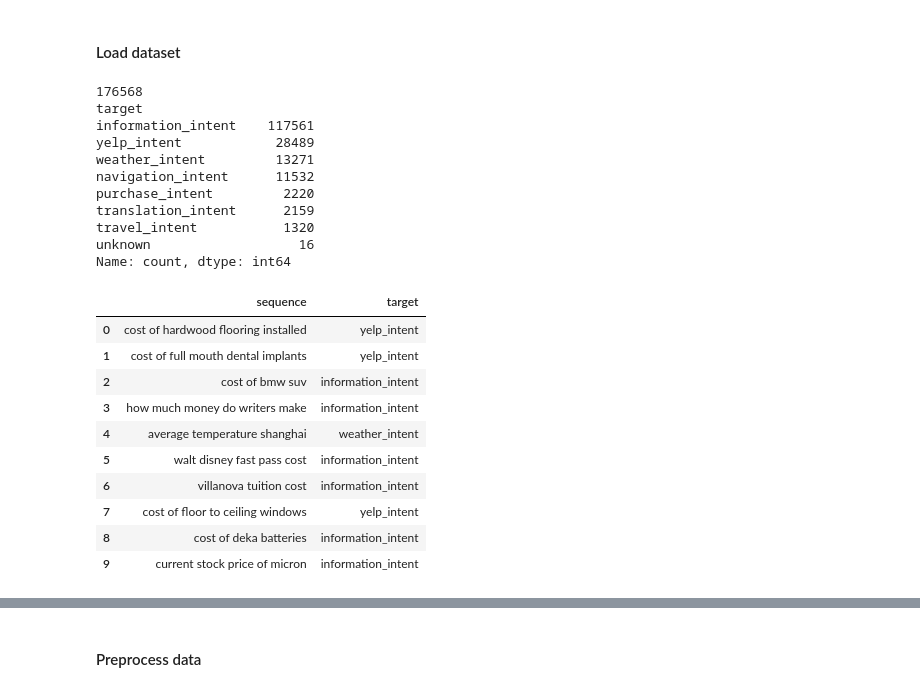
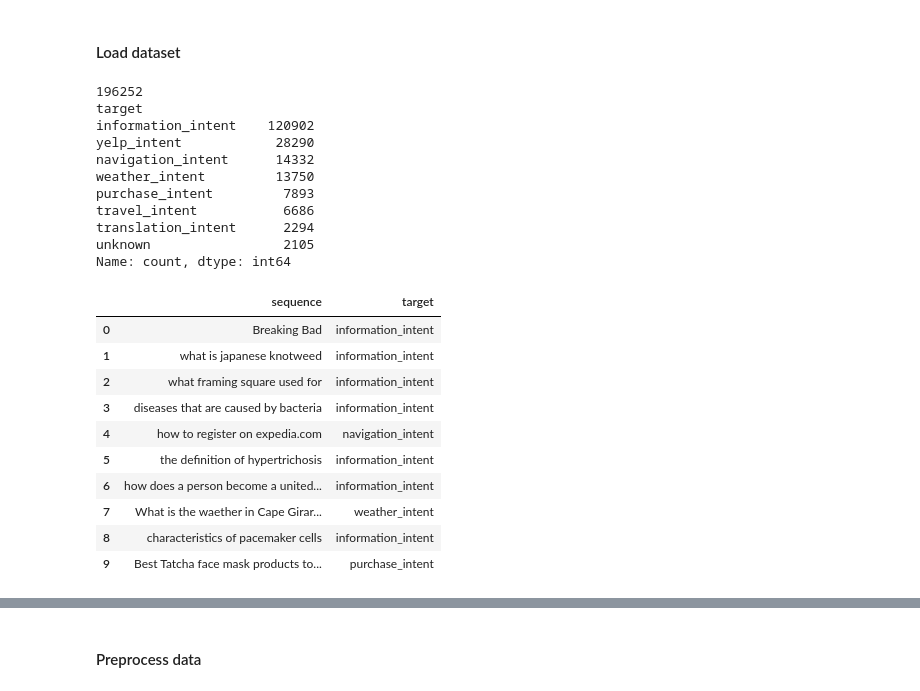
Before and after one commit to mozilla/smart_intent, a Jupyter notebook: notebooks/suggest_intent_classifier_mobileBERT_lora.ipynb, the cells around one changed output, grey strips where cells are left out. Drawn from its saved outputs; the diff is of its cells as text; code cells hidden in the pictures.

```diff
--- a/notebooks/suggest_intent_classifier_mobileBERT_lora.ipynb
+++ b/notebooks/suggest_intent_classifier_mobileBERT_lora.ipynb
@@ -61,33 +61,33 @@ You should probably TRAIN this model on a down-stream task to be able to use it
 # %% [markdown]
 #### Load dataset
 # %%
-df = pd.read_csv("data/marco_train_v4.csv")
+df = pd.read_csv("data/marco_train_v6.csv")
 print(len(df))
 print(df['target'].value_counts())
 df.head(10)
 # %% [output]
-176568
+196252
 target
-information_intent    117561
-yelp_intent            28489
-weather_intent         13271
-navigation_intent      11532
-purchase_intent         2220
-translation_intent      2159
-travel_intent           1320
-unknown                   16
+information_intent    120902
+yelp_intent            28290
+navigation_intent      14332
+weather_intent         13750
+purchase_intent         7893
+travel_intent           6686
+translation_intent      2294
+unknown                 2105
 Name: count, dtype: int64
 |  | sequence | target |
-| 0 | cost of hardwood flooring installed | yelp_intent |
-| 1 | cost of full mouth dental implants | yelp_intent |
-| 2 | cost of bmw suv | information_intent |
-| 3 | how much money do writers make | information_intent |
-| 4 | average temperature shanghai | weather_intent |
-| 5 | walt disney fast pass cost | information_intent |
-| 6 | villanova tuition cost | information_intent |
-| 7 | cost of floor to ceiling windows | yelp_intent |
-| 8 | cost of deka batteries | information_intent |
-| 9 | current stock price of micron | information_intent |
+| 0 | Breaking Bad | information_intent |
+| 1 | what is japanese knotweed | information_intent |
+| 2 | what framing square used for | information_intent |
+| 3 | diseases that are caused by bacteria | information_intent |
+| 4 | how to register on expedia.com | navigation_intent |
+| 5 | the definition of hypertrichosis | information_intent |
+| 6 | how does a person become a united... | information_intent |
+| 7 | What is the waether in Cape Girar... | weather_intent |
+| 8 | characteristics of pacemaker cells | information_intent |
+| 9 | Best Tatcha face mask products to... | purchase_intent |
 # %%
 print(df['sequence'].apply(len).describe(percentiles=[.1, .2, .25, .3, .4, .5, .6, .7, .75, .8, .9, .95, .98, .99, .995, .998, .999]))
 df['sequence'].apply(len).hist(bins=25);
```
Also changed, not shown: parts of 17 cells of this notebook, 2 other files.
